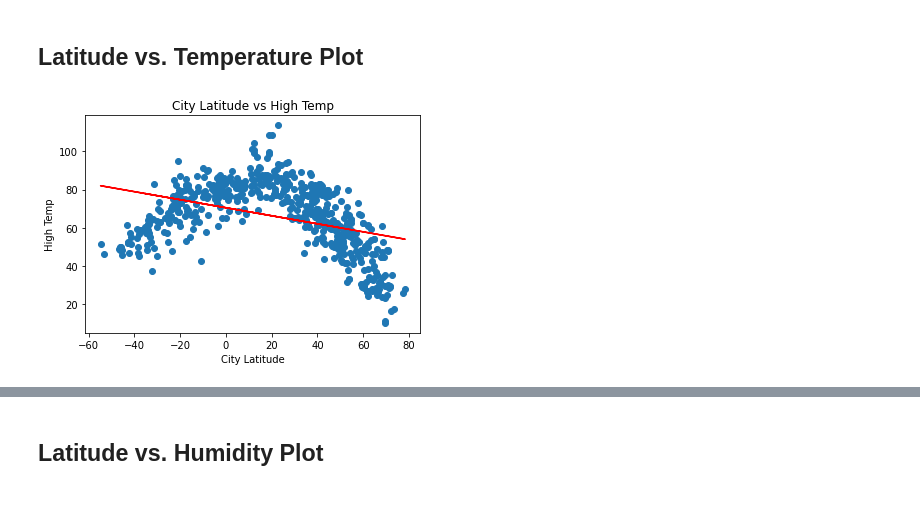
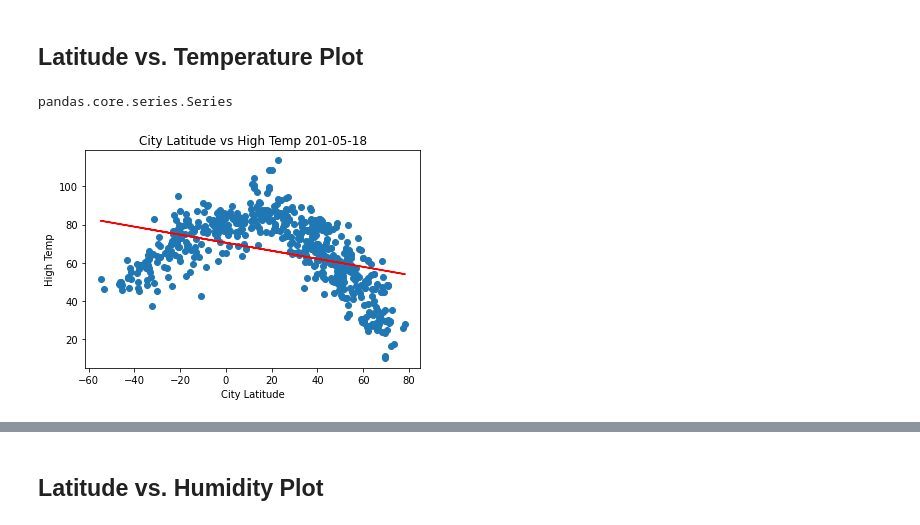
Before and after one commit to d4t4Guy/API-practice, a Jupyter notebook: WeatherPy/WeatherPy.ipynb, the cells around one changed output, grey strips where cells are left out. Cells and saved outputs as stored; diff of their text form; code cells hidden in the pictures.

```diff
--- a/WeatherPy/WeatherPy.ipynb
+++ b/WeatherPy/WeatherPy.ipynb
@@ -163,7 +167,7 @@ else:
 # %%
 ######for testing only, should be deleted before submission#####
-# clean_city_data = pd.read_csv('output_data/cities.csv')
-# print(len(clean_city_data))
+clean_city_data = pd.read_csv('output/cities.csv')
+print(len(clean_city_data))
 # %% [output]
 591
 # %% [markdown]
@@ -191,16 +195,18 @@ beta, alpha, r, p, stderr=linregress(independent_variable, dependent_variable)
 y_predict = beta*independent_variable + alpha
 # %%
 type(independent_variable)
+# %% [output]
+pandas.core.series.Series
 # %%
 plt.plot(independent_variable, y_predict, color='r')
 plt.scatter(independent_variable, dependent_variable)
-plt.title("City Latitude vs High Temp")
+plt.title("City Latitude vs High Temp 201-05-18")
 plt.xlabel('City Latitude')
 plt.ylabel('High Temp')
 plt.savefig('fig1.png')
 plt.show()
 # %% [output]
-[figure, old version]
+[figure, new version]
 # %%
 # Function definition to linear regress two series that form x,y values, labels, and title
 # DEPENDECIES: scipystats.linregress; matplotlib.pyplot as plt
```
Also changed, not shown: parts of 16 cells of this notebook, 1 other file.
